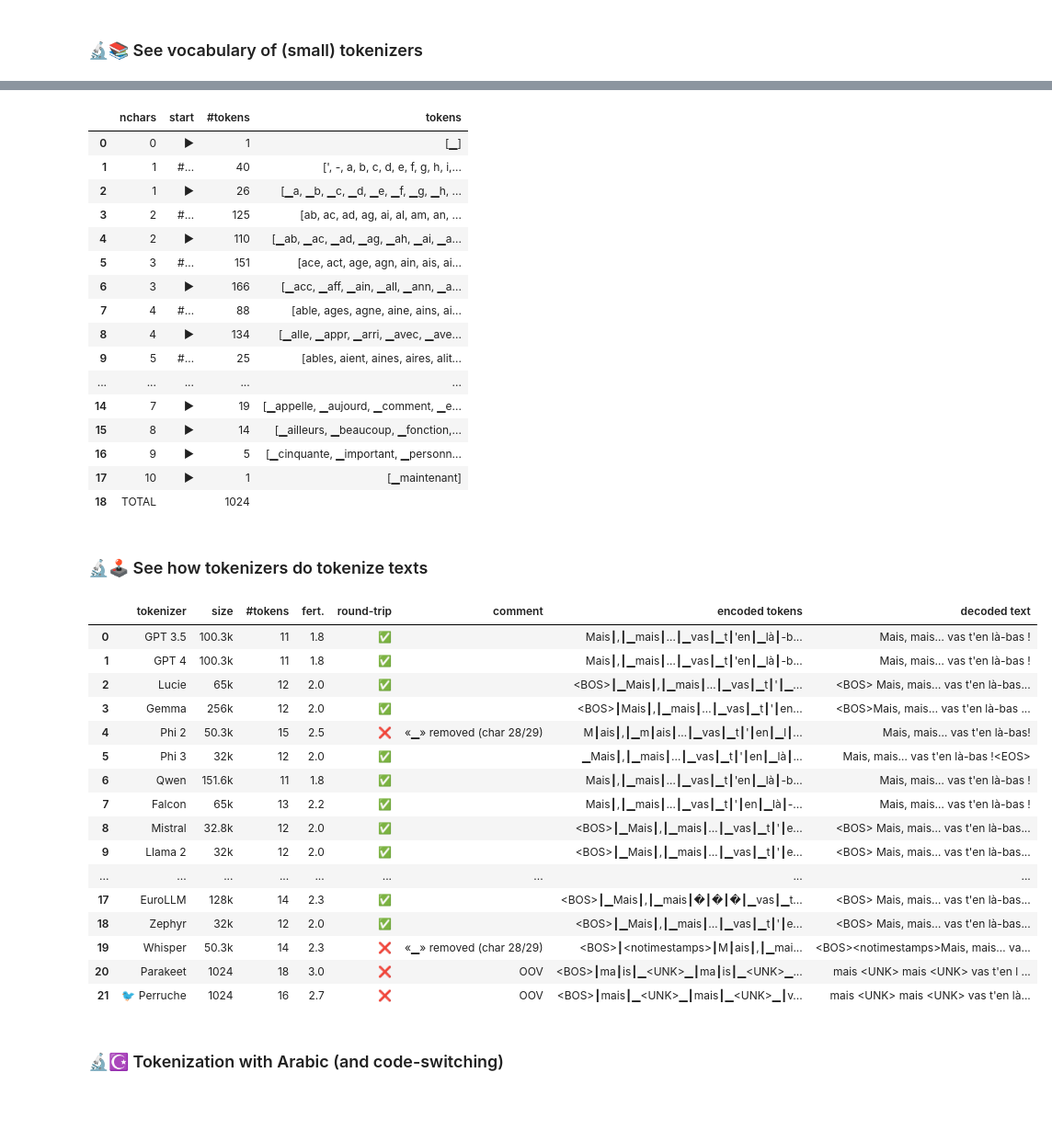
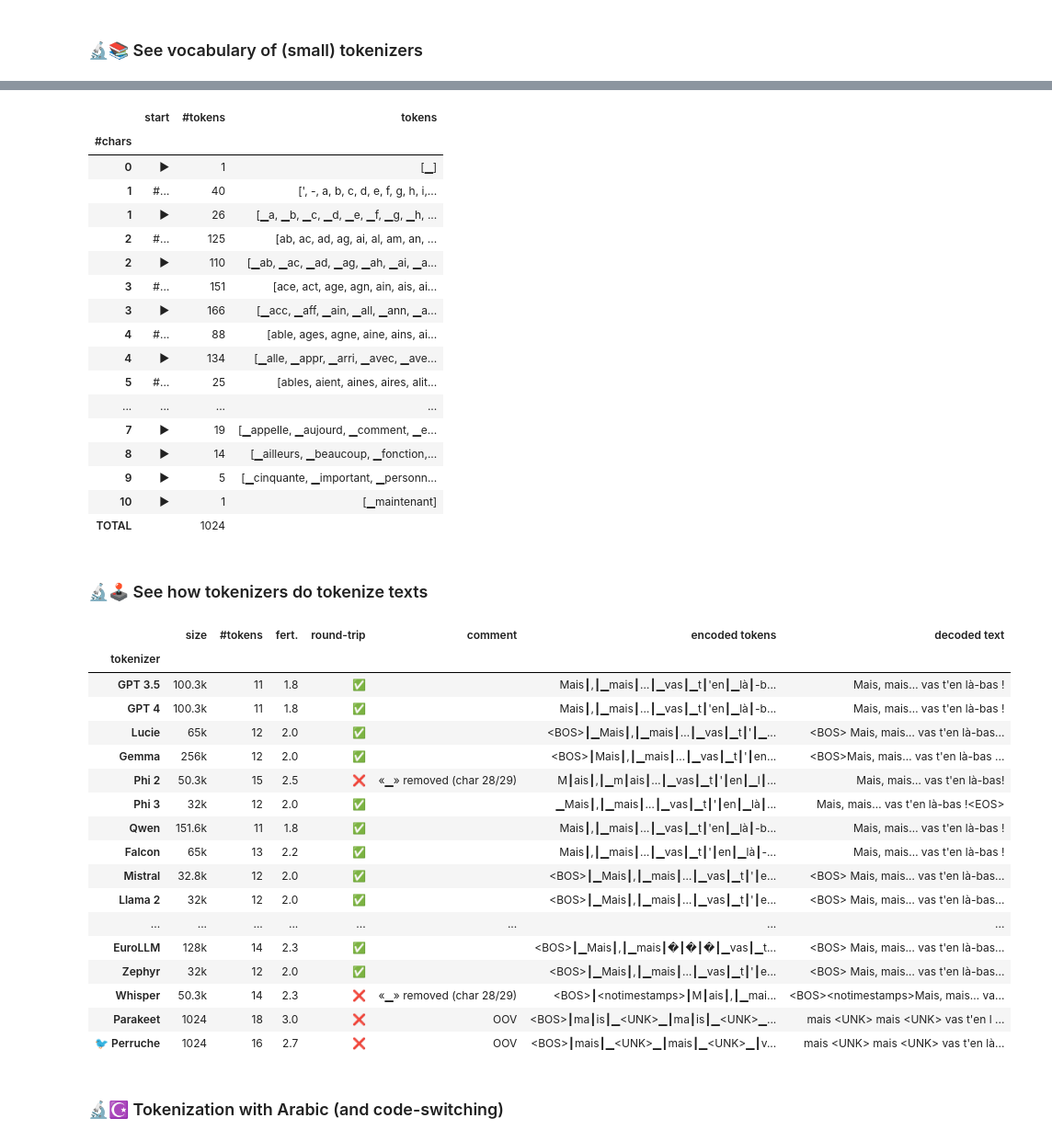
Before and after one commit to Jeronymous/deep_learning_notebooks, a Jupyter notebook: tokenizers.ipynb, the cells around one changed output, grey strips where cells are left out. Shown at 92% size. Drawn from its saved outputs; the diff is of its cells as text; code cells hidden in the pictures; blank space fills up the shorter version.

```diff
--- a/tokenizers.ipynb
+++ b/tokenizers.ipynb
@@ -1192,45 +1214,51 @@ sorted_vocabulary("Parakeet")
 # %%
-sorted_vocabulary("🐦 Perruche")
+sorted_vocabulary(
+    "🐦 Perruche"
+)
 # %% [output]
-|  | nchars | start | #tokens | tokens |
-| 0 | 0 | ▶ | 1 | [▁] |
-| 1 | 1 | #… | 40 | [', -, a, b, c, d, e, f, g, h, i,... |
-| 2 | 1 | ▶ | 26 | [▁a, ▁b, ▁c, ▁d, ▁e, ▁f, ▁g, ▁h, ... |
-| 3 | 2 | #… | 125 | [ab, ac, ad, ag, ai, al, am, an, ... |
-| 4 | 2 | ▶ | 110 | [▁ab, ▁ac, ▁ad, ▁ag, ▁ah, ▁ai, ▁a... |
-| 5 | 3 | #… | 151 | [ace, act, age, agn, ain, ais, ai... |
-| 6 | 3 | ▶ | 166 | [▁acc, ▁aff, ▁ain, ▁all, ▁ann, ▁a... |
-| 7 | 4 | #… | 88 | [able, ages, agne, aine, ains, ai... |
-| 8 | 4 | ▶ | 134 | [▁alle, ▁appr, ▁arri, ▁avec, ▁ave... |
-| 9 | 5 | #… | 25 | [ables, aient, aines, aires, alit... |
-| ... | ... | ... | ... | ... |
-| 14 | 7 | ▶ | 19 | [▁appelle, ▁aujourd, ▁comment, ▁e... |
-| 15 | 8 | ▶ | 14 | [▁ailleurs, ▁beaucoup, ▁fonction,... |
-| 16 | 9 | ▶ | 5 | [▁cinquante, ▁important, ▁personn... |
-| 17 | 10 | ▶ | 1 | [▁maintenant] |
-| 18 | TOTAL |  | 1024 |  |
+|  | start | #tokens | tokens |
+| #chars |  |  |  |
+| 0 | ▶ | 1 | [▁] |
+| 1 | #… | 40 | [', -, a, b, c, d, e, f, g, h, i,... |
+| 1 | ▶ | 26 | [▁a, ▁b, ▁c, ▁d, ▁e, ▁f, ▁g, ▁h, ... |
+| 2 | #… | 125 | [ab, ac, ad, ag, ai, al, am, an, ... |
+| 2 | ▶ | 110 | [▁ab, ▁ac, ▁ad, ▁ag, ▁ah, ▁ai, ▁a... |
+| 3 | #… | 151 | [ace, act, age, agn, ain, ais, ai... |
+| 3 | ▶ | 166 | [▁acc, ▁aff, ▁ain, ▁all, ▁ann, ▁a... |
+| 4 | #… | 88 | [able, ages, agne, aine, ains, ai... |
+| 4 | ▶ | 134 | [▁alle, ▁appr, ▁arri, ▁avec, ▁ave... |
+| 5 | #… | 25 | [ables, aient, aines, aires, alit... |
+| ... | ... | ... | ... |
+| 7 | ▶ | 19 | [▁appelle, ▁aujourd, ▁comment, ▁e... |
+| 8 | ▶ | 14 | [▁ailleurs, ▁beaucoup, ▁fonction,... |
+| 9 | ▶ | 5 | [▁cinquante, ▁important, ▁personn... |
+| 10 | ▶ | 1 | [▁maintenant] |
+| TOTAL |  | 1024 |  |
 # %% [markdown]
 <h3 id="examples">🔬🕹️ See how tokenizers do tokenize texts</h3>
 # %%
-test_tokenizers("Mais, mais… vas t'en là-bas !")
+test_tokenizers(
+    "Mais, mais… vas t'en là-bas !"
+)
 # %% [output]
-|  | tokenizer | size | #tokens | fert. | round-trip | comment | encoded tokens | decoded text |
-| 0 | GPT 3.5 | 100.3k | 11 | 1.8 | ✅ |  | Mais┃,┃▁mais┃…┃▁vas┃▁t┃'en┃▁là┃-b... | Mais, mais… vas t'en là-bas ! |
-| 1 | GPT 4 | 100.3k | 11 | 1.8 | ✅ |  | Mais┃,┃▁mais┃…┃▁vas┃▁t┃'en┃▁là┃-b... | Mais, mais… vas t'en là-bas ! |
-| 2 | Lucie | 65k | 12 | 2.0 | ✅ |  | <BOS>┃▁Mais┃,┃▁mais┃…┃▁vas┃▁t┃'┃▁... | <BOS> Mais, mais… vas t'en là-bas... |
-| 3 | Gemma | 256k | 12 | 2.0 | ✅ |  | <BOS>┃Mais┃,┃▁mais┃…┃▁vas┃▁t┃'┃en... | <BOS>Mais, mais… vas t'en là-bas ... |
-| 4 | Phi 2 | 50.3k | 15 | 2.5 | ❌ | «▁» removed (char 28/29) | M┃ais┃,┃▁m┃ais┃…┃▁vas┃▁t┃'┃en┃▁l┃... | Mais, mais… vas t'en là-bas! |
-| 5 | Phi 3 | 32k | 12 | 2.0 | ✅ |  | ▁Mais┃,┃▁mais┃…┃▁vas┃▁t┃'┃en┃▁là┃... | Mais, mais… vas t'en là-bas !<EOS> |
-| 6 | Qwen | 151.6k | 11 | 1.8 | ✅ |  | Mais┃,┃▁mais┃…┃▁vas┃▁t┃'en┃▁là┃-b... | Mais, mais… vas t'en là-bas ! |
-| 7 | Falcon | 65k | 13 | 2.2 | ✅ |  | Mais┃,┃▁mais┃…┃▁vas┃▁t┃'┃en┃▁là┃-... | Mais, mais… vas t'en là-bas ! |
-| 8 | Mistral | 32.8k | 12 | 2.0 | ✅ |  | <BOS>┃▁Mais┃,┃▁mais┃…┃▁vas┃▁t┃'┃e... | <BOS> Mais, mais… vas t'en là-bas... |
-| 9 | Llama 2 | 32k | 12 | 2.0 | ✅ |  | <BOS>┃▁Mais┃,┃▁mais┃…┃▁vas┃▁t┃'┃e... | <BOS> Mais, mais… vas t'en là-bas... |
-| ... | ... | ... | ... | ... | ... | ... | ... | ... |
-| 17 | EuroLLM | 128k | 14 | 2.3 | ✅ |  | <BOS>┃▁Mais┃,┃▁mais┃�┃�┃�┃▁vas┃▁t... | <BOS> Mais, mais… vas t'en là-bas... |
-| 18 | Zephyr | 32k | 12 | 2.0 | ✅ |  | <BOS>┃▁Mais┃,┃▁mais┃…┃▁vas┃▁t┃'┃e... | <BOS> Mais, mais… vas t'en là-bas... |
-| 19 | Whisper | 50.3k | 14 | 2.3 | ❌ | «▁» removed (char 28/29) | <BOS>┃<notimestamps>┃M┃ais┃,┃▁mai... | <BOS><notimestamps>Mais, mais… va... |
-| 20 | Parakeet | 1024 | 18 | 3.0 | ❌ | OOV | <BOS>┃ma┃is┃▁<UNK>▁┃ma┃is┃▁<UNK>▁... | mais <UNK> mais <UNK> vas t'en l ... |
-| 21 | 🐦 Perruche | 1024 | 16 | 2.7 | ❌ | OOV | <BOS>┃mais┃▁<UNK>▁┃mais┃▁<UNK>▁┃v... | mais <UNK> mais <UNK> vas t'en là... |
+|  | size | #tokens | fert. | round-trip | comment | encoded tokens | decoded text |
+| tokenizer |  |  |  |  |  |  |  |
+| GPT 3.5 | 100.3k | 11 | 1.8 | ✅ |  | Mais┃,┃▁mais┃…┃▁vas┃▁t┃'en┃▁là┃-b... | Mais, mais… vas t'en là-bas ! |
+| GPT 4 | 100.3k | 11 | 1.8 | ✅ |  | Mais┃,┃▁mais┃…┃▁vas┃▁t┃'en┃▁là┃-b... | Mais, mais… vas t'en là-bas ! |
+| Lucie | 65k | 12 | 2.0 | ✅ |  | <BOS>┃▁Mais┃,┃▁mais┃…┃▁vas┃▁t┃'┃▁... | <BOS> Mais, mais… vas t'en là-bas... |
+| Gemma | 256k | 12 | 2.0 | ✅ |  | <BOS>┃Mais┃,┃▁mais┃…┃▁vas┃▁t┃'┃en... | <BOS>Mais, mais… vas t'en là-bas ... |
+| Phi 2 | 50.3k | 15 | 2.5 | ❌ | «▁» removed (char 28/29) | M┃ais┃,┃▁m┃ais┃…┃▁vas┃▁t┃'┃en┃▁l┃... | Mais, mais… vas t'en là-bas! |
+| Phi 3 | 32k | 12 | 2.0 | ✅ |  | ▁Mais┃,┃▁mais┃…┃▁vas┃▁t┃'┃en┃▁là┃... | Mais, mais… vas t'en là-bas !<EOS> |
+| Qwen | 151.6k | 11 | 1.8 | ✅ |  | Mais┃,┃▁mais┃…┃▁vas┃▁t┃'en┃▁là┃-b... | Mais, mais… vas t'en là-bas ! |
+| Falcon | 65k | 13 | 2.2 | ✅ |  | Mais┃,┃▁mais┃…┃▁vas┃▁t┃'┃en┃▁là┃-... | Mais, mais… vas t'en là-bas ! |
+| Mistral | 32.8k | 12 | 2.0 | ✅ |  | <BOS>┃▁Mais┃,┃▁mais┃…┃▁vas┃▁t┃'┃e... | <BOS> Mais, mais… vas t'en là-bas... |
+| Llama 2 | 32k | 12 | 2.0 | ✅ |  | <BOS>┃▁Mais┃,┃▁mais┃…┃▁vas┃▁t┃'┃e... | <BOS> Mais, mais… vas t'en là-bas... |
+| ... | ... | ... | ... | ... | ... | ... | ... |
+| EuroLLM | 128k | 14 | 2.3 | ✅ |  | <BOS>┃▁Mais┃,┃▁mais┃�┃�┃�┃▁vas┃▁t... | <BOS> Mais, mais… vas t'en là-bas... |
+| Zephyr | 32k | 12 | 2.0 | ✅ |  | <BOS>┃▁Mais┃,┃▁mais┃…┃▁vas┃▁t┃'┃e... | <BOS> Mais, mais… vas t'en là-bas... |
+| Whisper | 50.3k | 14 | 2.3 | ❌ | «▁» removed (char 28/29) | <BOS>┃<notimestamps>┃M┃ais┃,┃▁mai... | <BOS><notimestamps>Mais, mais… va... |
+| Parakeet | 1024 | 18 | 3.0 | ❌ | OOV | <BOS>┃ma┃is┃▁<UNK>▁┃ma┃is┃▁<UNK>▁... | mais <UNK> mais <UNK> vas t'en l ... |
+| 🐦 Perruche | 1024 | 16 | 2.7 | ❌ | OOV | <BOS>┃mais┃▁<UNK>▁┃mais┃▁<UNK>▁┃v... | mais <UNK> mais <UNK> vas t'en là... |
 # %% [markdown]
 <h3 id="arabic">🔬☪ Tokenization with Arabic (and code-switching)</h3>
 # %%
```
Also changed, not shown: parts of 15 cells of this notebook.
